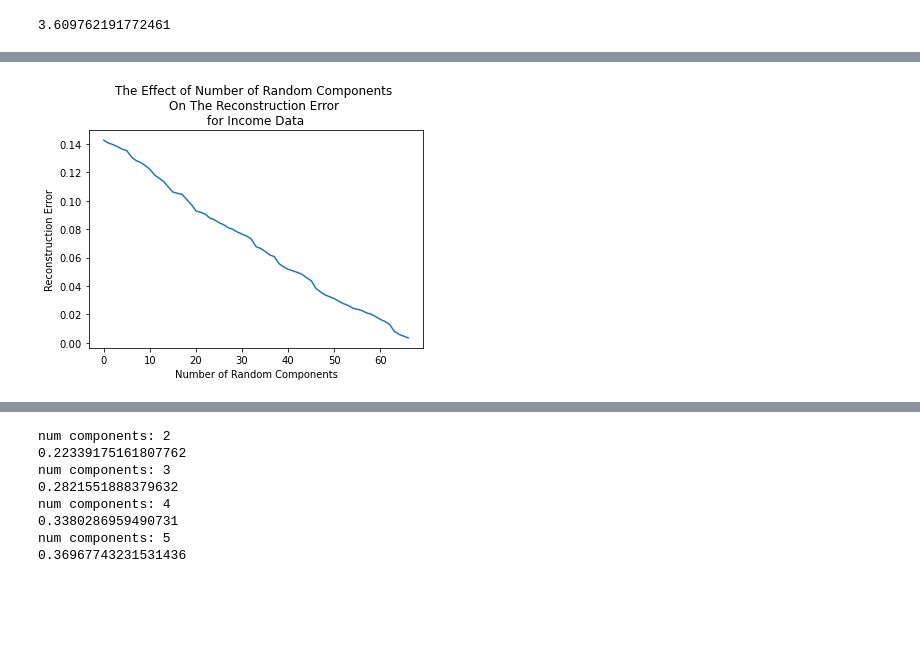
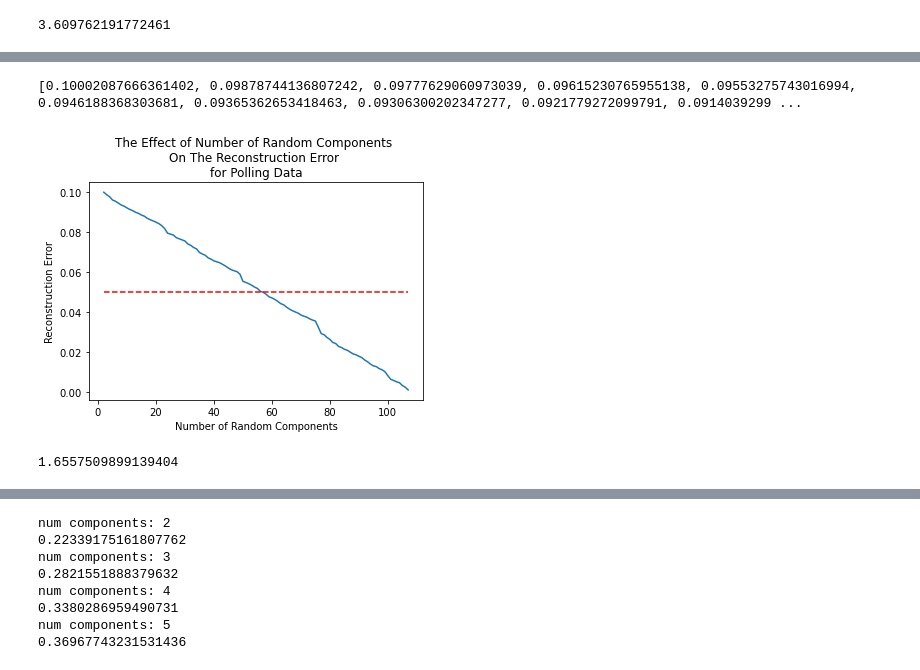
Before and after one commit to amandahutter/CS_7641, a Jupyter notebook: A3: Unsupervised Learning/A3.ipynb, the cells around one changed output, grey strips where cells are left out. Drawn from its saved outputs; the diff is of its cells as text; code cells hidden in the pictures; blank space fills up the shorter version.

```diff
--- a/A3: Unsupervised Learning/A3.ipynb
+++ b/A3: Unsupervised Learning/A3.ipynb
@@ -803,7 +808,9 @@ def run_RPA(X_Data, title):
         #print(Error_Recon)
         recon_error_list.append(Error_Recon)
 
-    plt.plot(recon_error_list)
+    print(recon_error_list)
+    plt.plot(n_components_list, recon_error_list)
+    plt.plot(n_components_list, np.repeat(0.05, len(n_components_list)), linestyle = "--", color = 'red')
     plt.ylabel("Reconstruction Error")
     plt.xlabel("Number of Random Components")
     plt.title("The Effect of Number of Random Components \nOn The Reconstruction Error \nfor " + title)
@@ -815,4 +818,13 @@ run_RPA(X_Train_Polling, "Polling Data")
-# %%
-run_RPA(X_Train_Income, "Income Data")
-# %% [output]
-[figure, removed]
+# %%
+start = time.time()
+
+run_RPA(X_Train_Polling, "Polling Data")
+
+end = time.time()
+
+elapsed = end - start
+print(elapsed)
+# %% [output]
+[0.10002087666361402, 0.09878744136807242, 0.09777629060973039, 0.09615230765955138, 0.09553275743016994, 0.0946188368303681, 0.09365362653418463, 0.09306300202347277, 0.0921779272099791, 0.0914039299 ...
+[figure, added]
+1.6557509899139404
```
Also changed, not shown: parts of 16 cells of this notebook.
